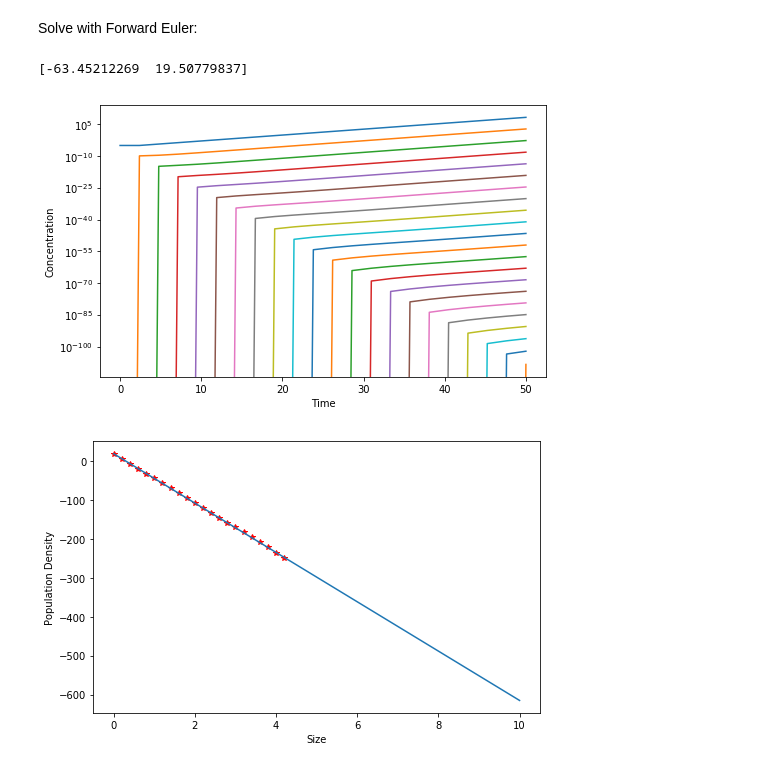
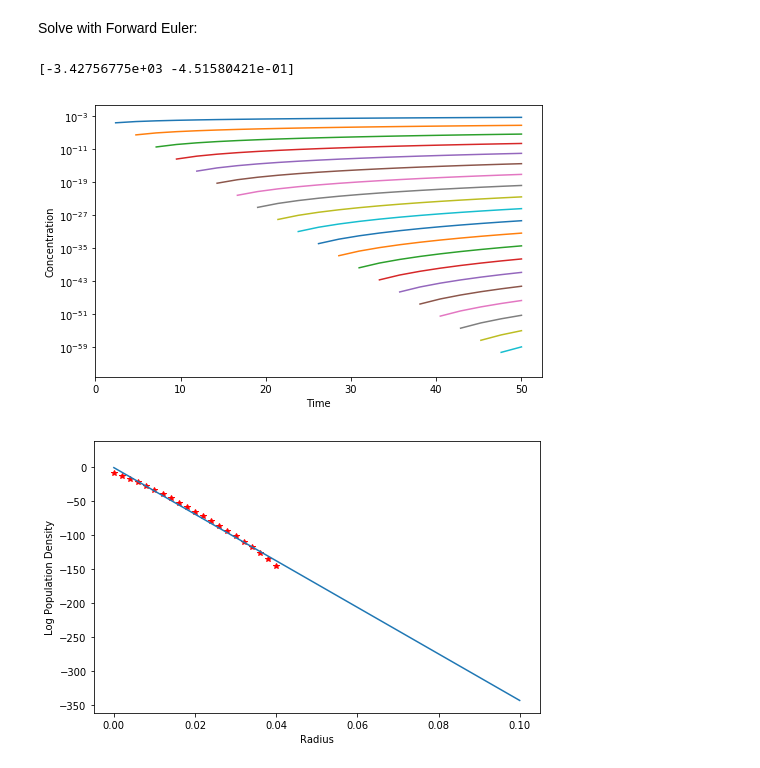
Before and after one commit to JanineBirnbaum18/3-phase-flow, a Jupyter notebook: Size distribution tracking.ipynb, the cells around one changed output. Drawn from its saved outputs; the diff is of its cells as text; code cells hidden in the pictures.

```diff
--- a/Size distribution tracking.ipynb
+++ b/Size distribution tracking.ipynb
@@ -20,53 +69,54 @@ Solve with Forward Euler:
 # %%
 N = 50 # number of bins
-n0 = 10**(-5)
-G = 10**(-6)
-tau = 1/np.log(np.max([2 - G/n0, 1]))
 
+# System parameters
+n0 = 10**(-5) # nucleation rate
+G = 10**(-6) # linear radial growth rate
+
+# Time
 t0 = 0
 tf = 50
 
-r = np.linspace(0,10,N+1)
-dr = r[1] - r[0]
+# Maximum radius of interest
+R = 0.1
+
+# Discretize size bins
+r = np.linspace(0,R,N+1)
+dr = r[1:] - r[:-1]
 rmin = r[:-1]
 rmax = r[1:]
 
-m = 10*np.ceil((tf-t0)*G/dr)
-m = int(m+10)
-t = np.linspace(t0, tf, m+2)
-dt = (tf-t0)/(m+1)
+# Initial condition
+u0 = np.zeros(N)
+u[0,0] = n0
 
-u0 = n0*np.exp(-rmin/(G*tau))
+# Solve
+u, t = bubble_diffusion(R, u0, n0, G, t0, tf)
 
-u = np.zeros((N,m+2))
-u[:,0] = u0
-
-diagonal = np.ones(N)
-A = np.diag(diagonal - G*dt/dr) + G*dt/dr*np.diag(diagonal[:-1],-1)
-
-for k,t_k in enumerate(t[:-1]):
-    u[:,k+1] = np.matmul(A,u[:,k])
-    u[0,k+1] = n0*np.exp(t_k/tau)
-
+# Plotting
+# Size distribution at all times
+u[u==0] = 'nan'
 fig,ax1 = plt.subplots(figsize=(8,5))
 ax1.semilogy(t,u.transpose())
 ax1.set_xlabel('Time')
 ax1.set_ylabel('Concentration');
 
+# Final population
 fig,ax2 = plt.subplots(figsize=(8,5))
 n = u[u[:,-1]>0,-1]
-n_true = n0*np.exp(tf/tau-r/(G*tau))
+n_true = n0*np.exp(tf/tau-r/(G*tau)) # true solution
 
 ax2.plot(rmin[u[:,-1]>0],np.log(n),'r*')
 ax2.plot(r,np.log(n_true),'k')
-ax2.set_xlabel('Size')
-ax2.set_ylabel('Population Density');
+ax2.set_xlabel('Radius')
+ax2.set_ylabel('Log Population Density');
 
+# Line of best fit for exponential distribution
 c = np.polyfit(rmin[u[:,-1]>0],np.log(n),1)
 p = np.poly1d(c)
 ax2.plot(r,p(r))
 print(c)
 # %% [output]
-[-63.45212269  19.50779837]
+[-3.42756775e+03 -4.51580421e-01]
-[figure, old version]
+[figure, new version]
-[figure, old version]
+[figure, new version]
```
Also changed, not shown: parts of 5 cells of this notebook.
